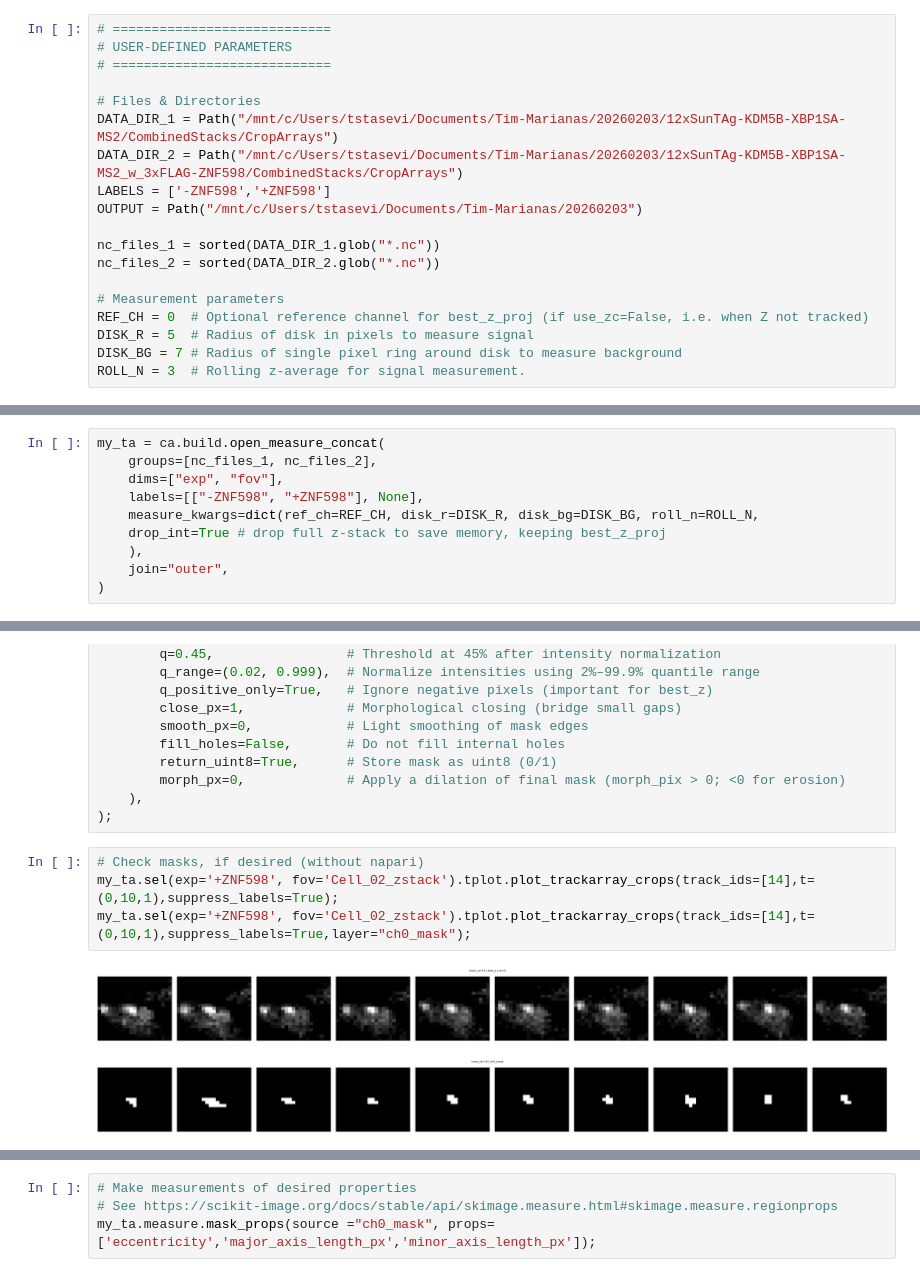
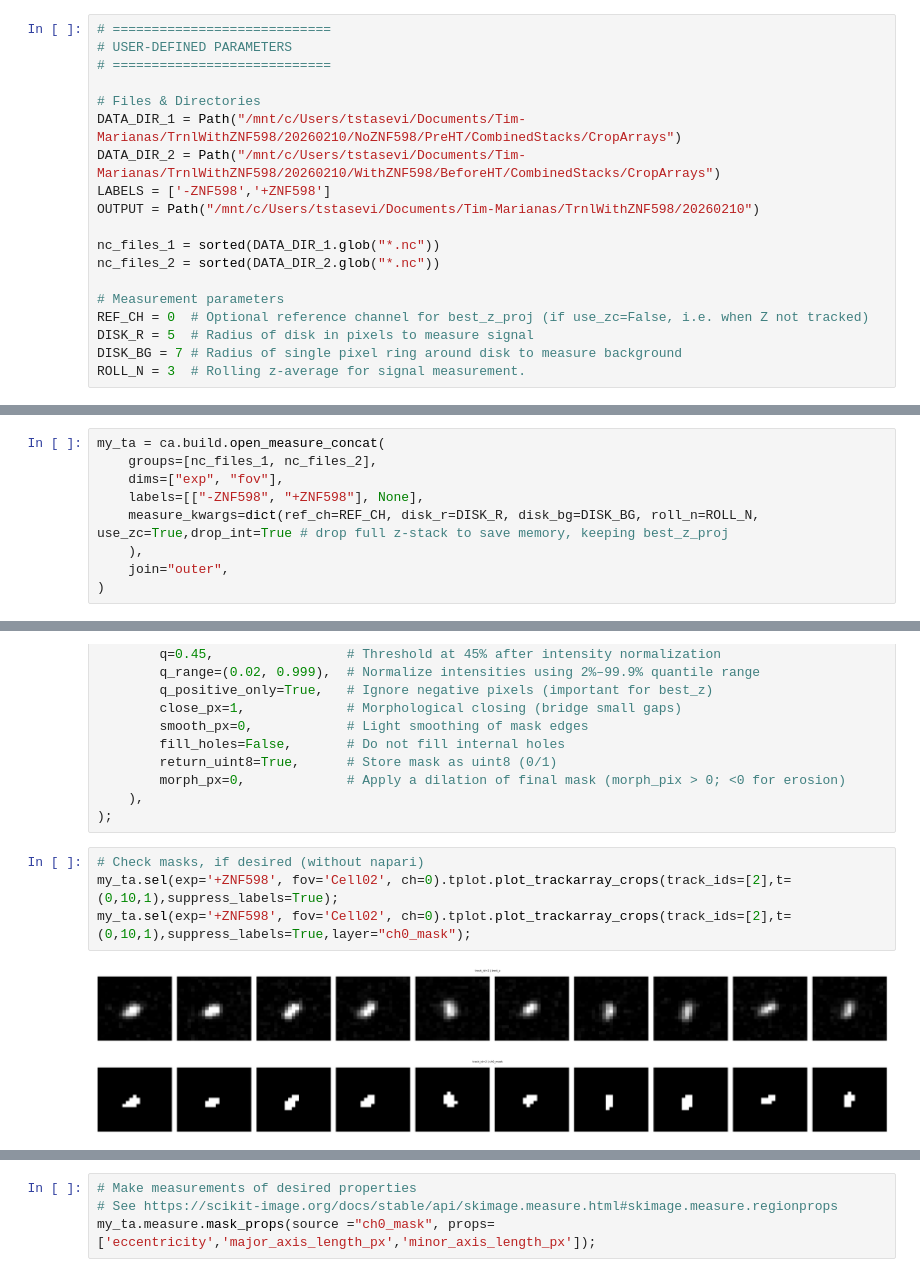
Before and after one commit to timstasevich/croparray, a Jupyter notebook: notebooks/AnalyzeTrackArrays.ipynb, the cells around one changed output, grey strips where cells are left out. Drawn from its saved outputs; the diff is of its cells as text.

```diff
--- a/notebooks/AnalyzeTrackArrays.ipynb
+++ b/notebooks/AnalyzeTrackArrays.ipynb
@@ -11,10 +12,10 @@ from pathlib import Path
 # ============================
 
 # Files & Directories
-DATA_DIR_1 = Path("/mnt/c/Users/tstasevi/Documents/Tim-Marianas/20260203/12xSunTAg-KDM5B-XBP1SA-MS2/CombinedStacks/CropArrays")
-DATA_DIR_2 = Path("/mnt/c/Users/tstasevi/Documents/Tim-Marianas/20260203/12xSunTAg-KDM5B-XBP1SA-MS2_w_3xFLAG-ZNF598/CombinedStacks/CropArrays")
+DATA_DIR_1 = Path("/mnt/c/Users/tstasevi/Documents/Tim-Marianas/TrnlWithZNF598/20260210/NoZNF598/PreHT/CombinedStacks/CropArrays")
+DATA_DIR_2 = Path("/mnt/c/Users/tstasevi/Documents/Tim-Marianas/TrnlWithZNF598/20260210/WithZNF598/BeforeHT/CombinedStacks/CropArrays")
 LABELS = ['-ZNF598','+ZNF598']
-OUTPUT = Path("/mnt/c/Users/tstasevi/Documents/Tim-Marianas/20260203")
+OUTPUT = Path("/mnt/c/Users/tstasevi/Documents/Tim-Marianas/TrnlWithZNF598/20260210")
 
 nc_files_1 = sorted(DATA_DIR_1.glob("*.nc"))
 nc_files_2 = sorted(DATA_DIR_2.glob("*.nc"))
@@ -29,8 +48,7 @@ my_ta = ca.build.open_measure_concat(
     groups=[nc_files_1, nc_files_2],
     dims=["exp", "fov"],
     labels=[["-ZNF598", "+ZNF598"], None],
-    measure_kwargs=dict(ref_ch=REF_CH, disk_r=DISK_R, disk_bg=DISK_BG, roll_n=ROLL_N,
-    drop_int=True # drop full z-stack to save memory, keeping best_z_proj
+    measure_kwargs=dict(ref_ch=REF_CH, disk_r=DISK_R, disk_bg=DISK_BG, roll_n=ROLL_N, use_zc=True,drop_int=True # drop full z-stack to save memory, keeping best_z_proj
     ),
     join="outer",
 )
@@ -60,11 +78,11 @@ my_ta.ops.apply(
 );
 # %%
 # Check masks, if desired (without napari)
-my_ta.sel(exp='+ZNF598', fov='Cell_02_zstack').tplot.plot_trackarray_crops(track_ids=[14],t=(0,10,1),suppress_labels=True);
-my_ta.sel(exp='+ZNF598', fov='Cell_02_zstack').tplot.plot_trackarray_crops(track_ids=[14],t=(0,10,1),suppress_labels=True,layer="ch0_mask");
+my_ta.sel(exp='+ZNF598', fov='Cell02', ch=0).tplot.plot_trackarray_crops(track_ids=[2],t=(0,10,1),suppress_labels=True);
+my_ta.sel(exp='+ZNF598', fov='Cell02', ch=0).tplot.plot_trackarray_crops(track_ids=[2],t=(0,10,1),suppress_labels=True,layer="ch0_mask");
 # %% [output]
-[figure, old version]
+[figure, new version]
-[figure, old version]
+[figure, new version]
 # %%
 # Check masks with napari
 viewer, layers = my_ta.napari.montage_viewer(
```
Also changed, not shown: parts of 24 cells of this notebook, 6 other files.
